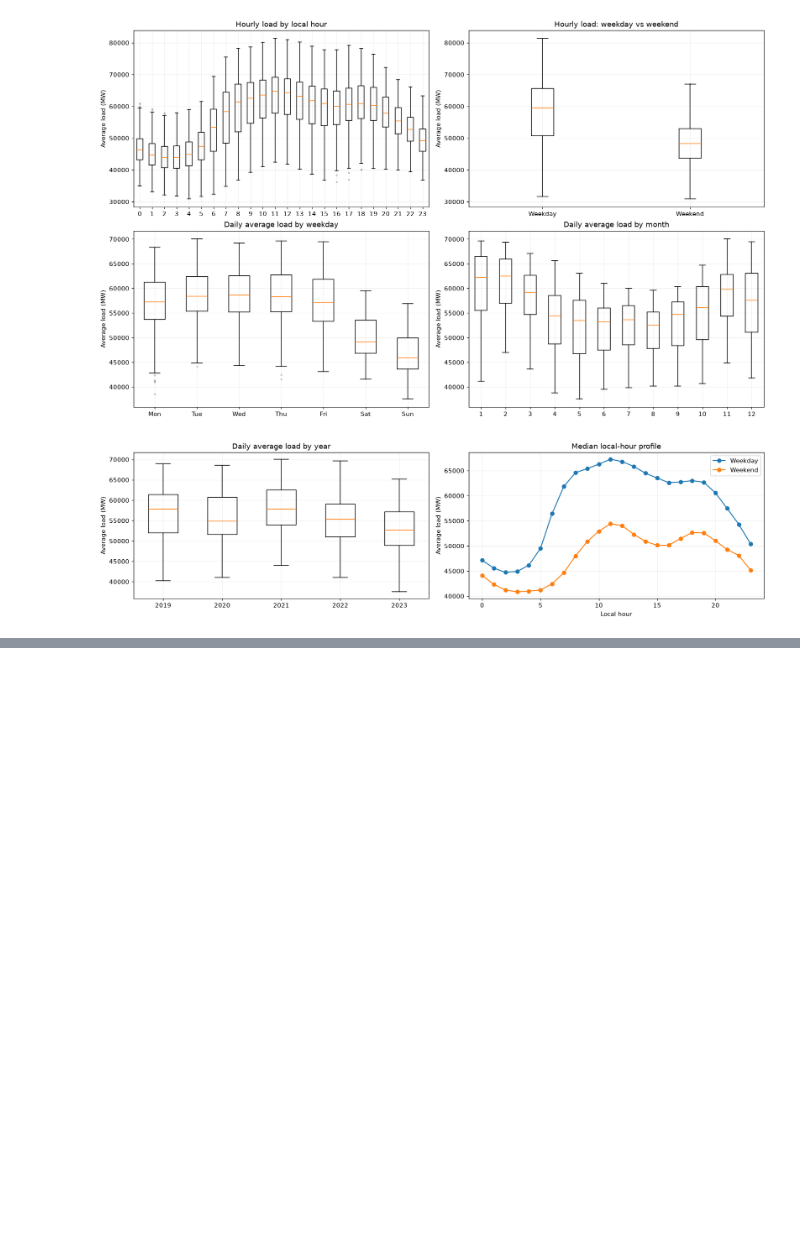
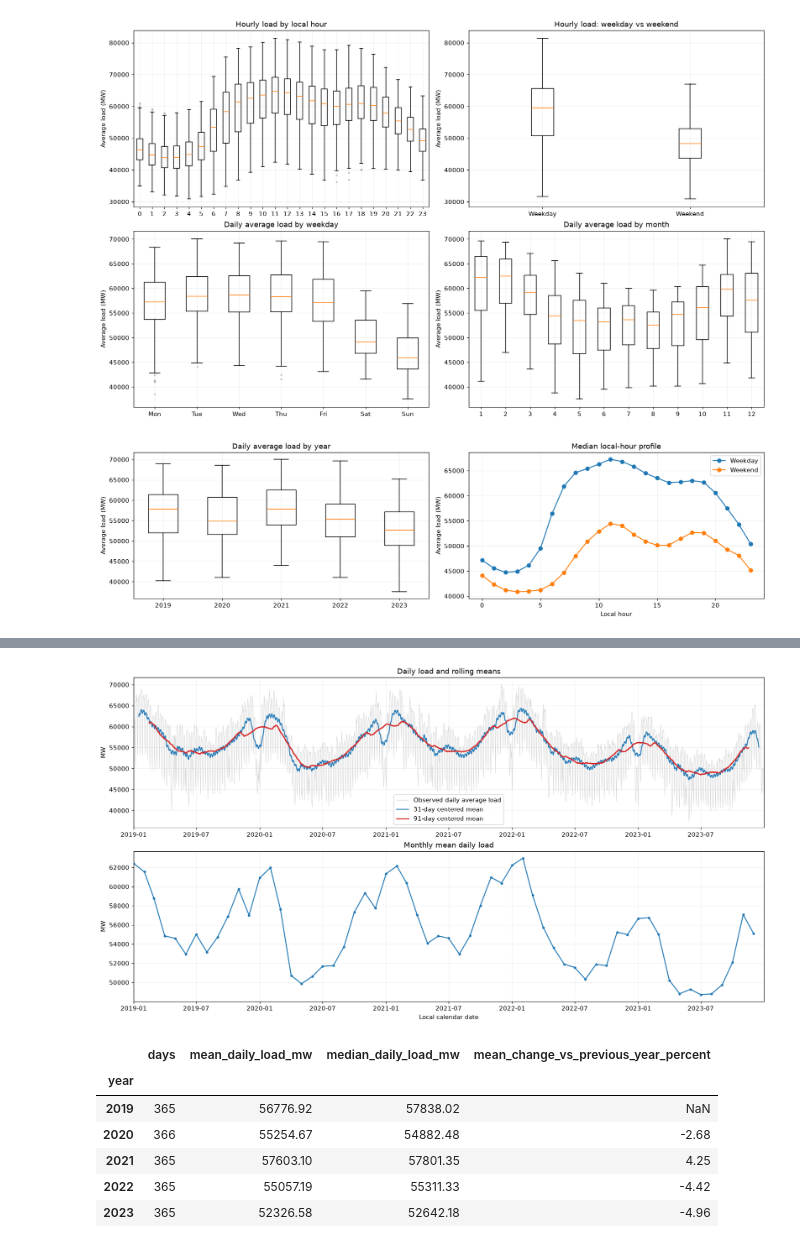
Before and after one commit to WanuelMirth/electricity-reg-germany, a Jupyter notebook: notebooks/02_outlier_analysis.ipynb, the cells around one changed output, grey strips where cells are left out. Drawn from its saved outputs; the diff is of its cells as text; code cells hidden in the pictures; blank space fills up the shorter version.

Commit message:
remove phase 3 and 4 and added trend seasonality analysis

```diff
--- a/notebooks/02_outlier_analysis.ipynb
+++ b/notebooks/02_outlier_analysis.ipynb
@@ -50,7 +42,20 @@ for resolution, suffix in [('hourly', 'Stunde'), ('daily', 'Tag')]:
     aware = pd.DatetimeIndex(local).tz_localize(
         TIMEZONE, ambiguous='infer', nonexistent='raise')
     frame = pd.DataFrame({'start_local': aware, 'consumption_mwh': values.to_numpy()})
-    analysis[resolution] = grouped_iqr(add_comparisons(frame, resolution), resolution)
+    local_dates = aware.tz_localize(None).normalize()
+    frame['local_date'] = local_dates
+    frame['year'] = aware.year
+    frame['month'] = aware.month
+    frame['hour'] = aware.hour
+    frame['weekday'] = aware.day_of_week
+    frame['day_type'] = np.where(frame['weekday'] < 5, 'Weekday', 'Weekend')
+    if resolution == 'daily':
+        next_midnight = (local_dates + pd.Timedelta(days=1)).tz_localize(TIMEZONE)
+        frame['interval_hours'] = (next_midnight - aware).total_seconds() / 3600
+    else:
+        frame['interval_hours'] = 1.0
+    frame['average_load_mw'] = frame['consumption_mwh'] / frame['interval_hours']
+    analysis[resolution] = frame
     print(f'{resolution}: {len(frame):,} observations, {local.min()} to {local.max()}')
     display(analysis[resolution].head(7))
 hourly, daily = analysis['hourly'], analysis['daily']
@@ -274,0 +127,49 @@ daily: largest distances outside contextual IQR bounds
+# %%
+daily_load = pd.Series(
+    daily['average_load_mw'].to_numpy(),
+    index=pd.DatetimeIndex(daily['local_date']),
+    name='daily_average_load_mw',
+).sort_index()
+expected_dates = pd.date_range('2019-01-01', '2023-12-31', freq='D')
+if not daily_load.index.equals(expected_dates) or not np.isfinite(daily_load).all():
+    raise ValueError('Trend analysis requires complete, ordered local daily observations.')
+daily_load = daily_load.asfreq('D')
+trend_smoothers = pd.DataFrame({'observed_mw': daily_load})
+trend_smoothers['rolling_31_days_mw'] = daily_load.rolling(31, center=True).mean()
+trend_smoothers['rolling_91_days_mw'] = daily_load.rolling(91, center=True).mean()
+monthly_average_load = daily_load.resample('MS').mean()
+
+fig, axes = plt.subplots(2, 1, figsize=(15, 8), constrained_layout=True)
+axes[0].plot(daily_load.index, daily_load, color='gray', alpha=0.35,
+             linewidth=0.6, label='Observed daily average load')
+axes[0].plot(trend_smoothers.index, trend_smoothers.rolling_31_days_mw,
+             label='31-day centered mean', color='tab:blue')
+axes[0].plot(trend_smoothers.index, trend_smoothers.rolling_91_days_mw,
+             label='91-day centered mean', color='tab:red', linewidth=2)
+axes[0].set(title='Daily load and rolling means', ylabel='MW')
+axes[0].legend()
+axes[1].plot(monthly_average_load.index, monthly_average_load, marker='o', markersize=3)
+axes[1].set(title='Monthly mean daily load',
+            xlabel='Local calendar date', ylabel='MW')
+for ax in axes:
+    ax.set_xlim(daily_load.index.min(), daily_load.index.max())
+plt.show()
+
+yearly_load_summary = daily.groupby('year').agg(
+    days=('average_load_mw', 'size'),
+    mean_daily_load_mw=('average_load_mw', 'mean'),
+    median_daily_load_mw=('average_load_mw', 'median'),
+)
+yearly_load_summary['mean_change_vs_previous_year_percent'] = (
+    yearly_load_summary['mean_daily_load_mw'].pct_change() * 100
+)
+display(yearly_load_summary.round(2))
+# %% [output]
+[figure, added]
+|  | days | mean_daily_load_mw | median_daily_load_mw | mean_change_vs_previous_year_percent |
+| year |  |  |  |  |
+| 2019 | 365 | 56776.92 | 57838.02 | NaN |
+| 2020 | 366 | 55254.67 | 54882.48 | -2.68 |
+| 2021 | 365 | 57603.10 | 57801.35 | 4.25 |
+| 2022 | 365 | 55057.19 | 55311.33 | -4.42 |
+| 2023 | 365 | 52326.58 | 52642.18 | -4.96 |
```
Also changed, not shown: parts of 15 cells of this notebook, 1 other file.
